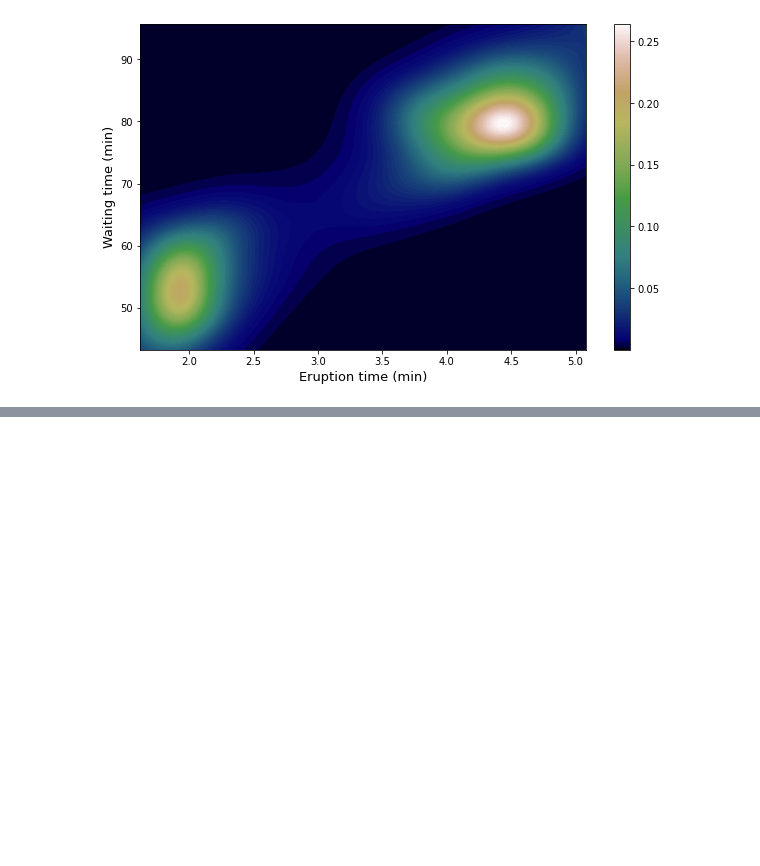
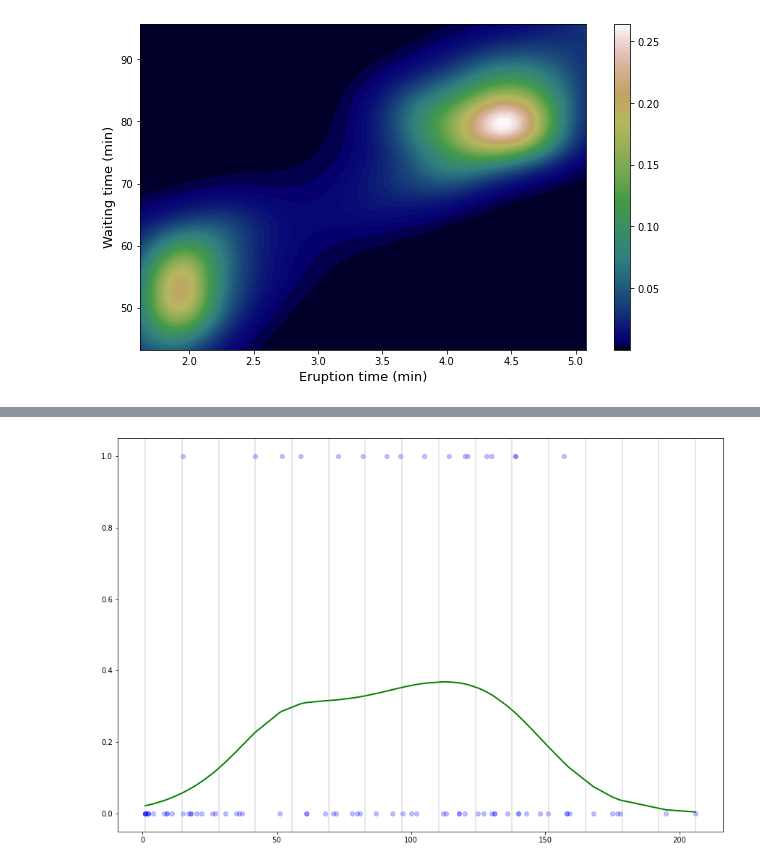
Before and after one commit to ManuelNavarroGarcia/cpsplines, a Jupyter notebook: examples/non_gaussian_data.ipynb, the cells around one changed output, grey strips where cells are left out. Drawn from its saved outputs; the diff is of its cells as text; code cells hidden in the pictures; blank space fills up the shorter version.

Commit message:
include binomial examples in nb

```diff
--- a/examples/non_gaussian_data.ipynb
+++ b/examples/non_gaussian_data.ipynb
@@ -106,3 +108,14 @@ for plot in plot3:
 # %% [output]
 [figure]
 [figure]
+# %%
+kyphosis = pd.read_csv("../data/kyphosis.csv")
+kyphosis['Kyphosis'] = pd.factorize(kyphosis['Kyphosis'])[0]
+# %%
+example_4 = GridCPsplines(deg=(3,),
+                          ord_d=(2, ),
+                          n_int=(15, ),
+                          family="binomial",
+                          sp_method="grid_search",
+                          sp_args={"grid": ((1,),)})
+example_4.fit(x=(kyphosis['Age'].values, ), y=kyphosis['Kyphosis'].values)
@@ -108,0 +124,13 @@ for plot in plot3:
+# %%
+plot4 = plot_curves(
+    fittings=(example_4, ),
+    col_curve=("g", ),
+    knot_positions=True,
+    constant_constraints=True,
+    x=(kyphosis["Age"].values,),
+    y=(kyphosis["Kyphosis"].values,),
+    col_pt=("b",),
+    alpha=0.25
+)
+# %% [output]
+[figure, added]
```
Also changed, not shown: parts of 9 cells of this notebook.
